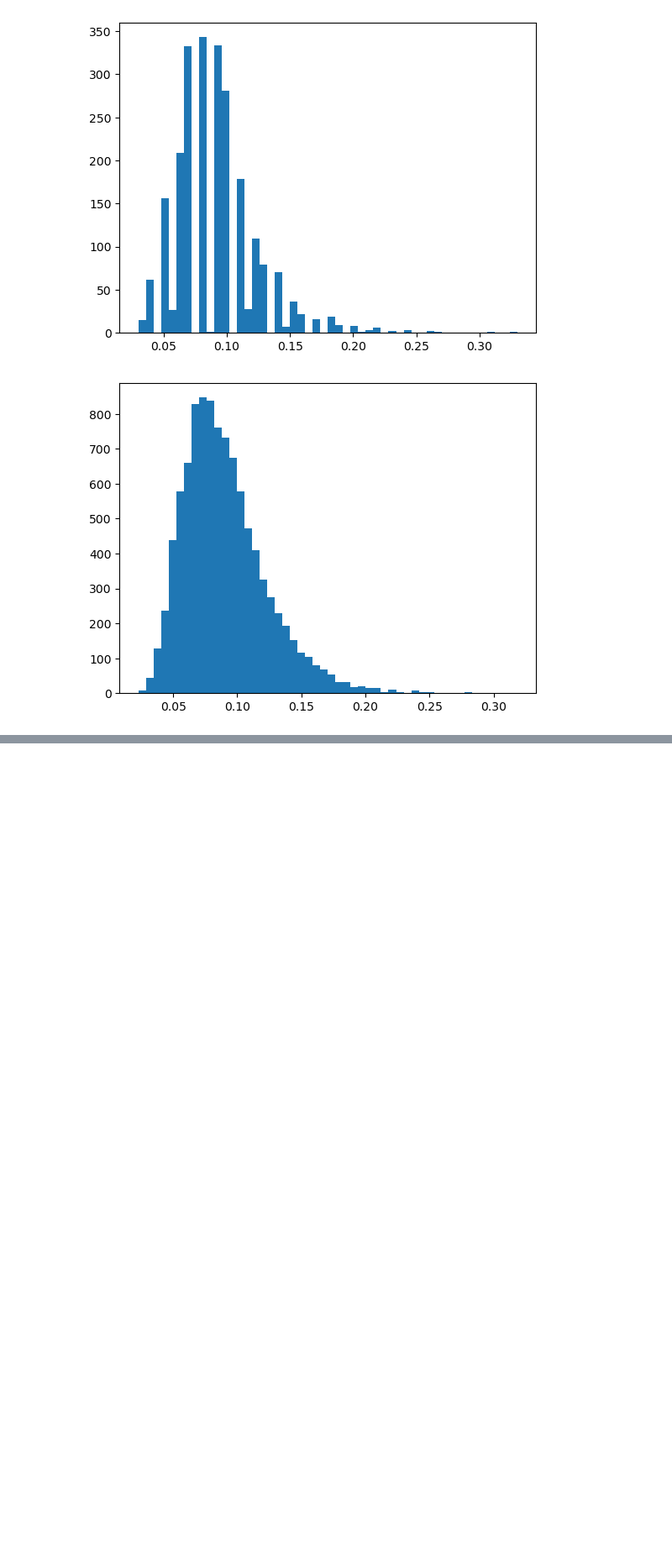
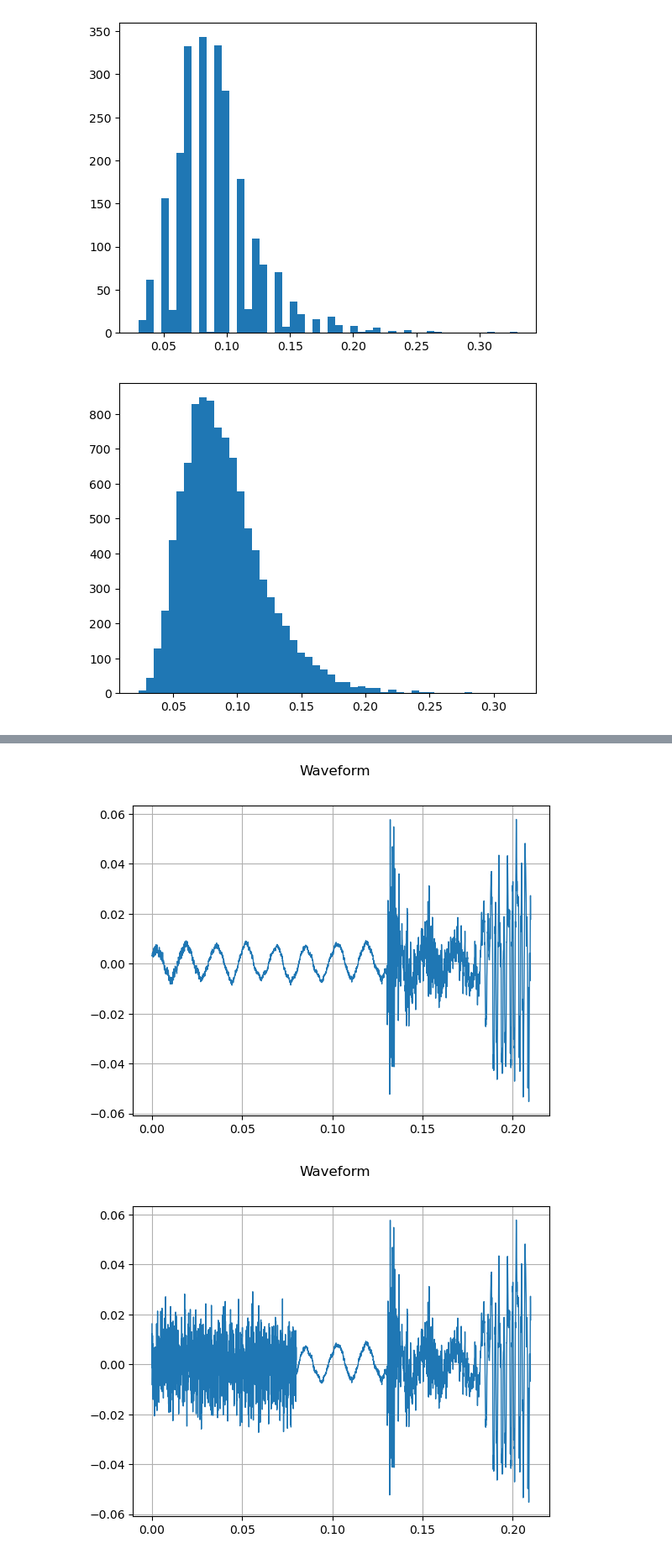
Before and after one commit to Frankalexej/wavln, a Jupyter notebook: C_00_tachi_select.ipynb, the cells around one changed output, grey strips where cells are left out. Shown at 84% size. Cells and saved outputs as stored; diff of their text form; code cells hidden in the pictures; blank space fills up the shorter version.

```diff
--- a/C_00_tachi_select.ipynb
+++ b/C_00_tachi_select.ipynb
@@ -458,0 +581,40 @@ plot_specgram(white_noise, sample_rate)
+# %%
+pre_name = os.path.join(train_cut_phone_, "103/1240/0002/103-1240-0002-0016.flac")
+T_name = os.path.join(train_cut_phone_, "103/1240/0002/103-1240-0002-0017.flac")
+V_name_1 = os.path.join(train_cut_phone_, "103/1240/0002/103-1240-0002-0018.flac")
+# V_name_2 = os.path.join(train_cut_phone_, "103/1240/0024/103-1240-0024-0013.flac")
+
+pre_data, sample_rate_pre = torchaudio.load(pre_name, normalize=True)
+T_data, sample_rate_T = torchaudio.load(T_name, normalize=True)
+V_data_1, sample_rate_V = torchaudio.load(V_name_1, normalize=True)
+V_data_2, sample_rate_V = torchaudio.load(V_name_2, normalize=True)
+
+sample_rate = 16000  # sample rate in Hz
+intensity = 0.01  # intensity of the noise (amplitude scaling factor)
+
+noise_gen = WhiteNoiseGen(sample_rate, intensity)
+
+# Generate white noise
+white_noise = noise_gen.generate(pre_data.shape[1] / sample_rate_pre)
+
+data_1 = torch.cat([pre_data, T_data, V_data_1], dim=1)
+data_2 = torch.cat([white_noise, T_data, V_data_1], dim=1)
+
+plot_waveform(data_1, sample_rate_T)
+plot_waveform(data_2, sample_rate_T)
+
+plot_specgram(data_1, sample_rate_T)
+plot_specgram(data_2, sample_rate_T)
+
+# plot_waveform(pre_data, sample_rate_T)
+# plot_waveform(V_data_1, sample_rate_T)
+# plot_waveform(V_data_2, sample_rate_T)
+
+torchaudio.save("001_data_1.wav", data_1, sample_rate_T)
+torchaudio.save("001_data_2.wav", data_2, sample_rate_T)
+# torchaudio.save("aaa_T_data.wav", T_data, sample_rate_T)
+# torchaudio.save("aaa_V_data_1.wav", V_data_1, sample_rate_T)
+# torchaudio.save("aaa_V_data_2.wav", V_data_2, sample_rate_T)
+# %% [output]
+[figure, added]
+[figure, added]
```
Also changed, not shown: parts of 18 cells of this notebook, 13 other files.
